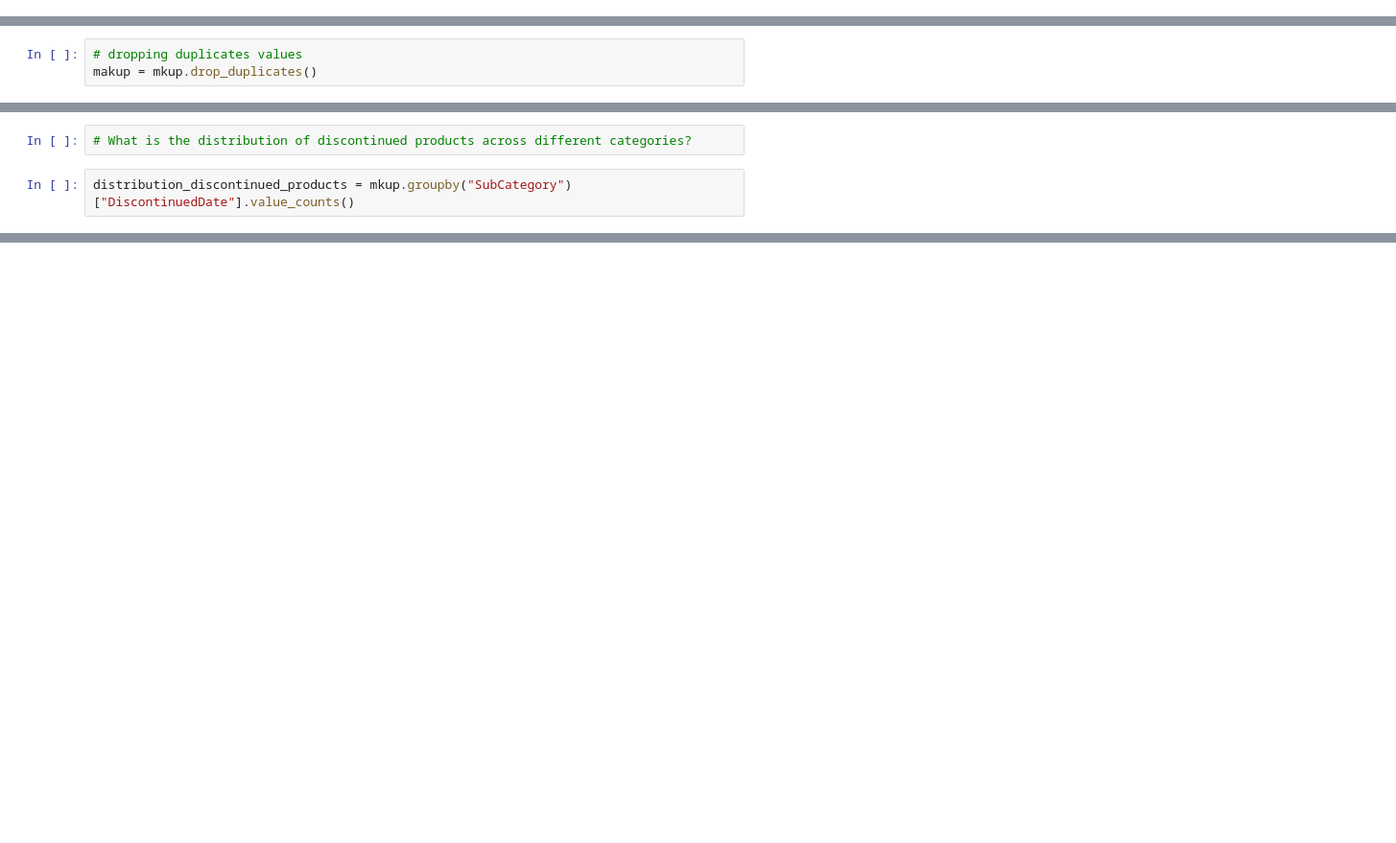
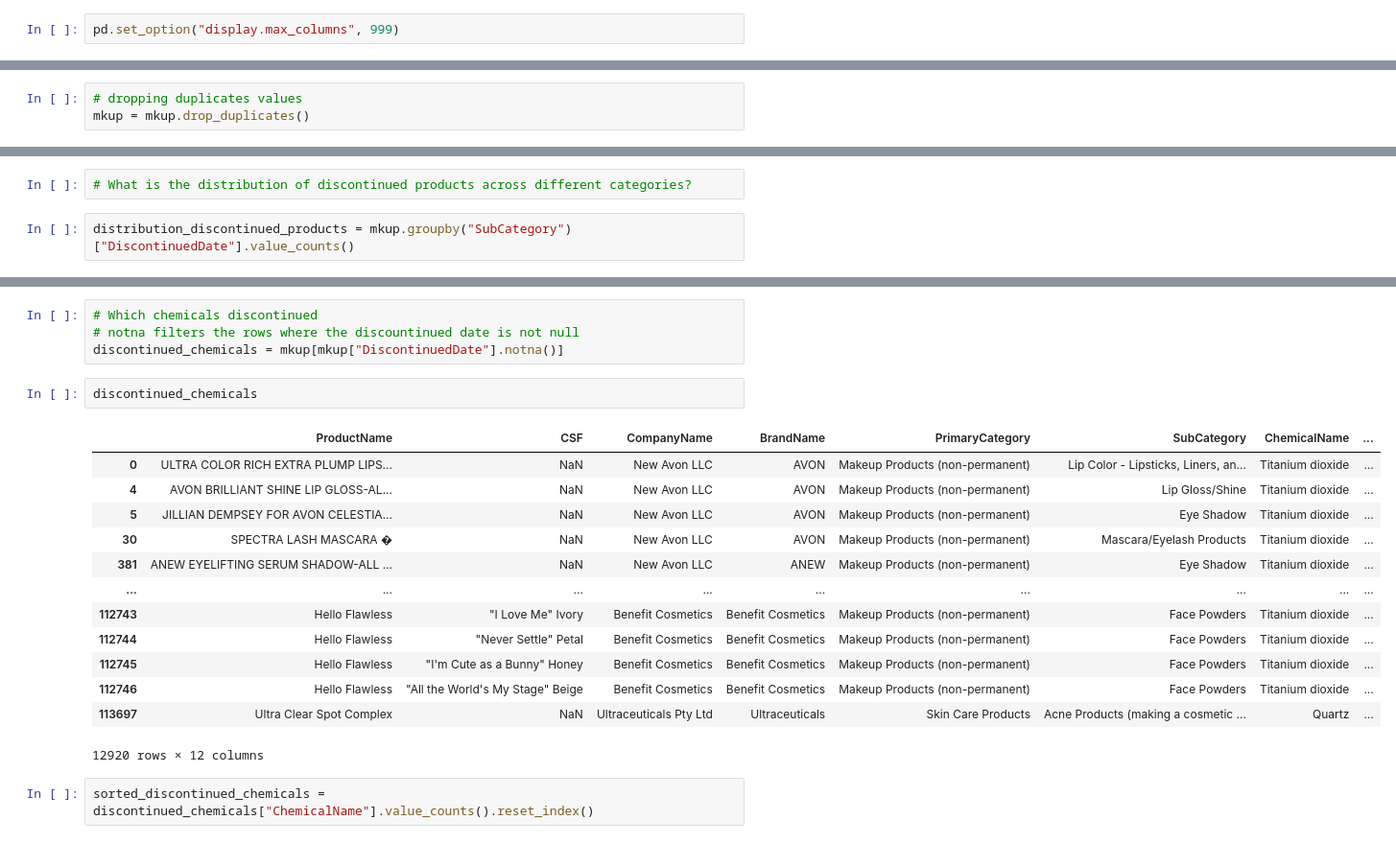
Before and after one commit to Sobia005/capstone_project, a Jupyter notebook: notebook/capstone_final_project.ipynb, the cells around one changed output, grey strips where cells are left out. Shown at 96% size. Cells and saved outputs as stored; diff of their text form; blank space fills up the shorter version.

```diff
--- a/notebook/capstone_final_project.ipynb
+++ b/notebook/capstone_final_project.ipynb
@@ -9,0 +24,2 @@ mkup
+# %%
+pd.set_option("display.max_columns", 999)
@@ -67,5 +288,5 @@ mkup.columns
 # %%
 # dropping duplicates values
-makup = mkup.drop_duplicates()
+mkup = mkup.drop_duplicates()
 # %%
 mkup.duplicated().sum()
@@ -111,0 +486,22 @@ distribution_discontinued_products.reset_index()
+# %%
+# Which chemicals discontinued
+# notna filters the rows where the discountinued date is not null
+discontinued_chemicals = mkup[mkup["DiscontinuedDate"].notna()]
+# %%
+discontinued_chemicals
+# %% [output]
+|  | ProductName | CSF | CompanyName | BrandName | PrimaryCategory | SubCategory | ChemicalName | ... |
+| 0 | ULTRA COLOR RICH EXTRA PLUMP LIPS... | NaN | New Avon LLC | AVON | Makeup Products (non-permanent) | Lip Color - Lipsticks, Liners, an... | Titanium dioxide | ... |
+| 4 | AVON BRILLIANT SHINE LIP GLOSS-AL... | NaN | New Avon LLC | AVON | Makeup Products (non-permanent) | Lip Gloss/Shine | Titanium dioxide | ... |
+| 5 | JILLIAN DEMPSEY FOR AVON CELESTIA... | NaN | New Avon LLC | AVON | Makeup Products (non-permanent) | Eye Shadow | Titanium dioxide | ... |
+| 30 | SPECTRA LASH MASCARA � | NaN | New Avon LLC | AVON | Makeup Products (non-permanent) | Mascara/Eyelash Products | Titanium dioxide | ... |
+| 381 | ANEW EYELIFTING SERUM SHADOW-ALL ... | NaN | New Avon LLC | ANEW | Makeup Products (non-permanent) | Eye Shadow | Titanium dioxide | ... |
+| ... | ... | ... | ... | ... | ... | ... | ... | ... |
+| 112743 | Hello Flawless | "I Love Me" Ivory | Benefit Cosmetics | Benefit Cosmetics | Makeup Products (non-permanent) | Face Powders | Titanium dioxide | ... |
+| 112744 | Hello Flawless | "Never Settle" Petal | Benefit Cosmetics | Benefit Cosmetics | Makeup Products (non-permanent) | Face Powders | Titanium dioxide | ... |
+| 112745 | Hello Flawless | "I'm Cute as a Bunny" Honey | Benefit Cosmetics | Benefit Cosmetics | Makeup Products (non-permanent) | Face Powders | Titanium dioxide | ... |
+| 112746 | Hello Flawless | "All the World's My Stage" Beige | Benefit Cosmetics | Benefit Cosmetics | Makeup Products (non-permanent) | Face Powders | Titanium dioxide | ... |
+| 113697 | Ultra Clear Spot Complex | NaN | Ultraceuticals Pty Ltd | Ultraceuticals | Skin Care Products | Acne Products (making a cosmetic ... | Quartz | ... |
+12920 rows × 12 columns
+# %%
+sorted_discontinued_chemicals = discontinued_chemicals["ChemicalName"].value_counts().reset_index()
```
Also changed, not shown: parts of 53 cells of this notebook.
